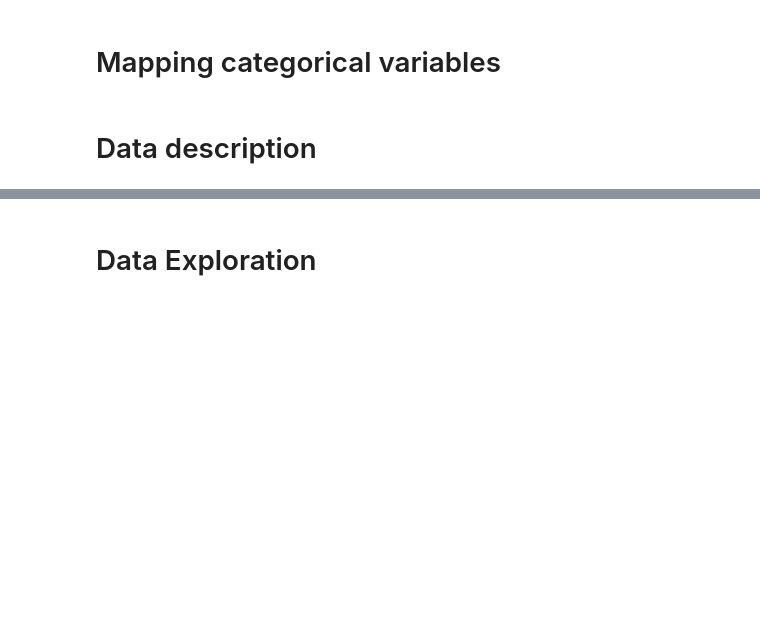
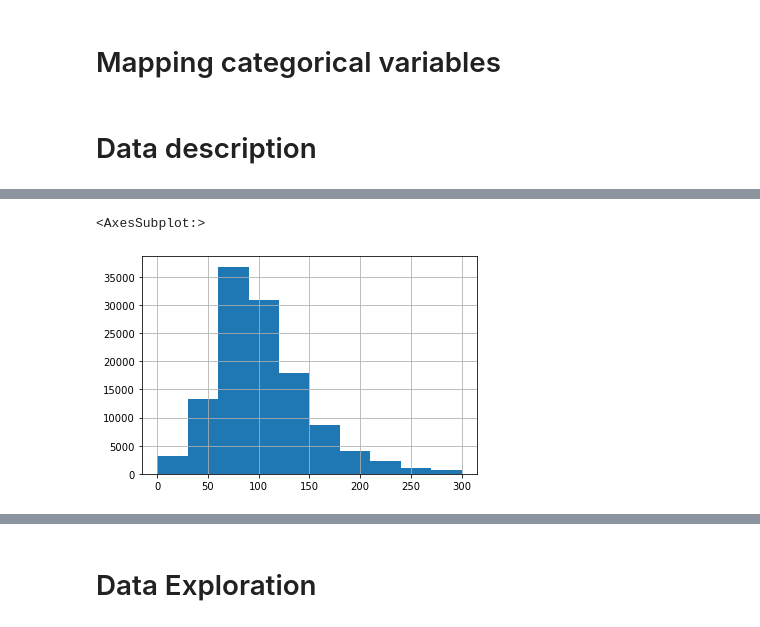
Before and after one commit to danieloda/cancellation_prediction, a Jupyter notebook: cancellation_prediction.ipynb, the cells around one changed output, grey strips where cells are left out. Drawn from its saved outputs; the diff is of its cells as text; code cells hidden in the pictures; blank space fills up the shorter version.

```diff
--- a/cancellation_prediction.ipynb
+++ b/cancellation_prediction.ipynb
@@ -149,0 +193,5 @@ data_description[(data_description["kurt"] > 3) | (data_description["kurt"] < -3
+# %%
+df["avg_price"].hist()
+# %% [output]
+<AxesSubplot:>
+[figure, added]
```
Also changed, not shown: parts of 57 cells of this notebook.
